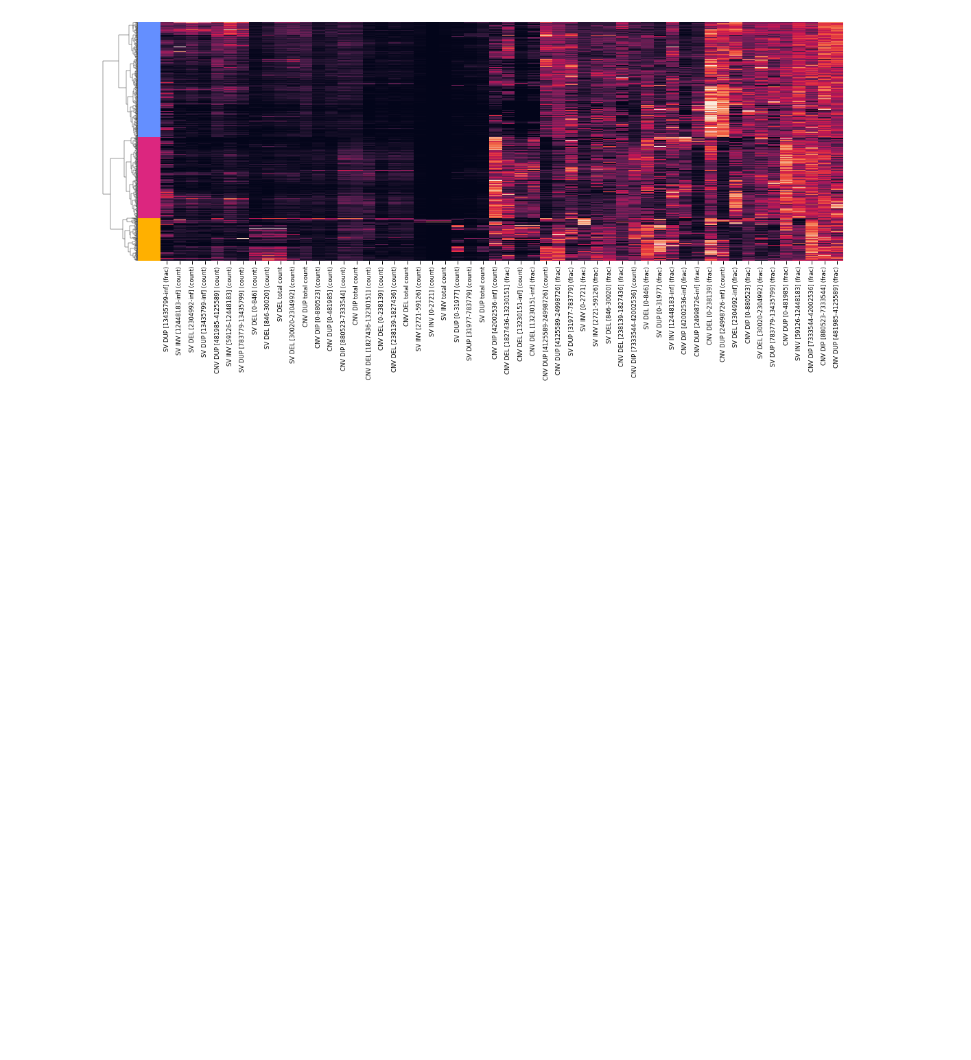
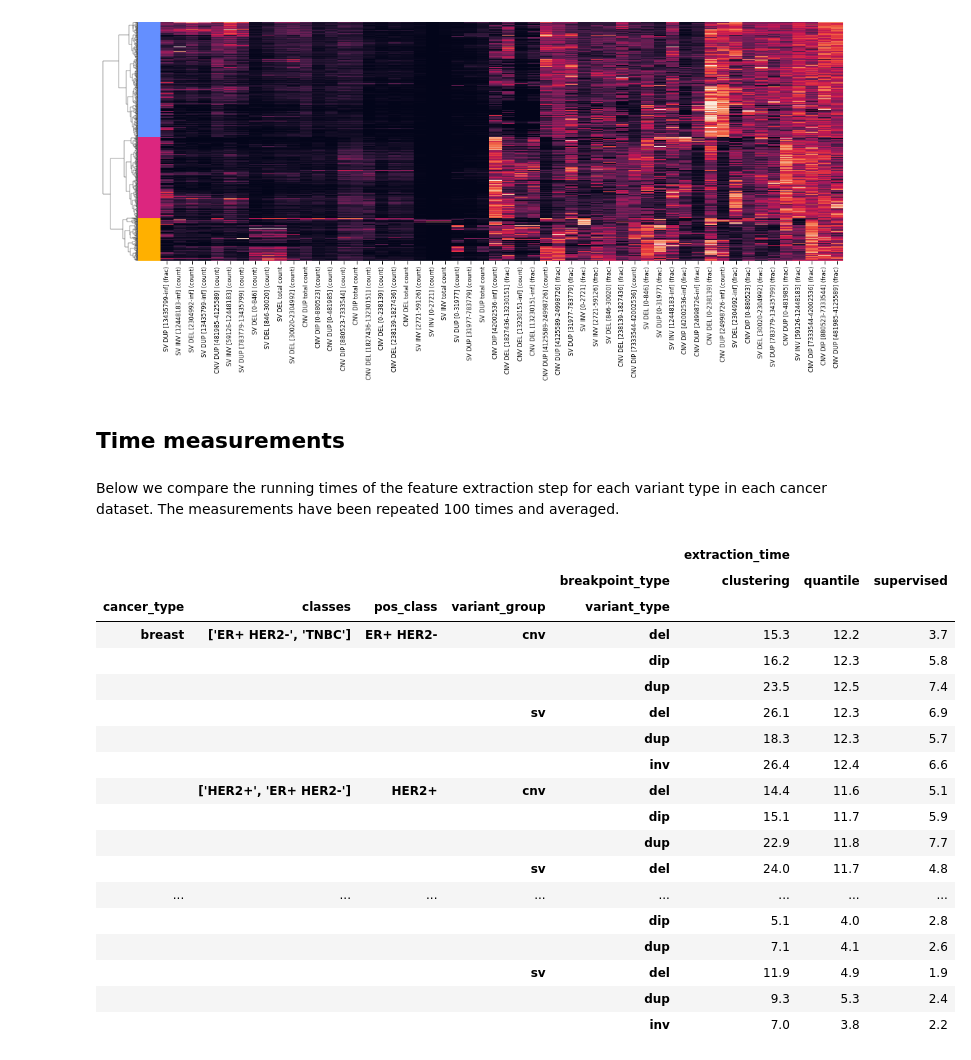
Before and after one commit to MNMdiagnostics/dbfe, a Jupyter notebook: experiments/experiments.ipynb, the cells around one changed output. Cells and saved outputs as stored; diff of their text form; code cells hidden in the pictures; blank space fills up the shorter version.

Commit message:
Time measurement experiments

```diff
--- a/experiments/experiments.ipynb
+++ b/experiments/experiments.ipynb
@@ -540,3 +540,7 @@ plot_clusters(breast_clustering_df, RESULTS_FOLDER, "clustering_clusters", hue="
 create_clustergram(breast_clustering_df, RESULTS_FOLDER, "clustering_clustergram", COLOR_MAPPING)
 # %% [output]
 [figure]
+# %% [markdown]
+## Time measurements
+# %% [markdown]
+Below we compare the running times of the feature extraction step for each variant type in each cancer dataset. The measurements have been repeated 100 times and averaged.
@@ -542,0 +589,24 @@ create_clustergram(breast_clustering_df, RESULTS_FOLDER, "clustering_clustergram
+# %%
+time_results_df = pd.read_csv(os.path.join(RESULTS_FOLDER, 'time_measurements.csv'))
+pivot_df = time_results_df.groupby(["cancer_type", "classes", "pos_class", "variant_group", "variant_type", "breakpoint_type"]).extraction_time.mean().to_frame().reset_index()
+pivot_df.pivot(index=["cancer_type", "classes", "pos_class", "variant_group", "variant_type"], columns=["breakpoint_type"], values=["extraction_time"]).round(1)
+# %% [output]
+|  |  |  |  |  | extraction_time |  |  |
+|  |  |  |  | breakpoint_type | clustering | quantile | supervised |
+| cancer_type | classes | pos_class | variant_group | variant_type |  |  |  |
+| breast | ['ER+ HER2-', 'TNBC'] | ER+ HER2- | cnv | del | 15.3 | 12.2 | 3.7 |
+|  |  |  |  | dip | 16.2 | 12.3 | 5.8 |
+|  |  |  |  | dup | 23.5 | 12.5 | 7.4 |
+|  |  |  | sv | del | 26.1 | 12.3 | 6.9 |
+|  |  |  |  | dup | 18.3 | 12.3 | 5.7 |
+|  |  |  |  | inv | 26.4 | 12.4 | 6.6 |
+|  | ['HER2+', 'ER+ HER2-'] | HER2+ | cnv | del | 14.4 | 11.6 | 5.1 |
+|  |  |  |  | dip | 15.1 | 11.7 | 5.9 |
+|  |  |  |  | dup | 22.9 | 11.8 | 7.7 |
+|  |  |  | sv | del | 24.0 | 11.7 | 4.8 |
+| ... | ... | ... | ... | ... | ... | ... | ... |
+|  |  |  |  | dip | 5.1 | 4.0 | 2.8 |
+|  |  |  |  | dup | 7.1 | 4.1 | 2.6 |
+|  |  |  | sv | del | 11.9 | 4.9 | 1.9 |
+|  |  |  |  | dup | 9.3 | 5.3 | 2.4 |
+|  |  |  |  | inv | 7.0 | 3.8 | 2.2 |
```
Also changed, not shown: parts of 1 cell of this notebook, 1 other file.
